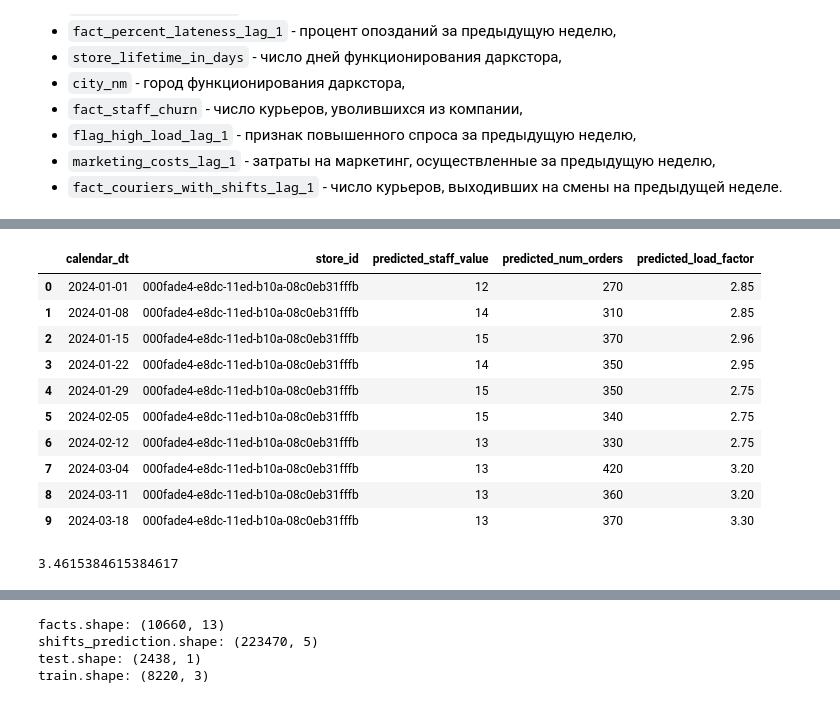
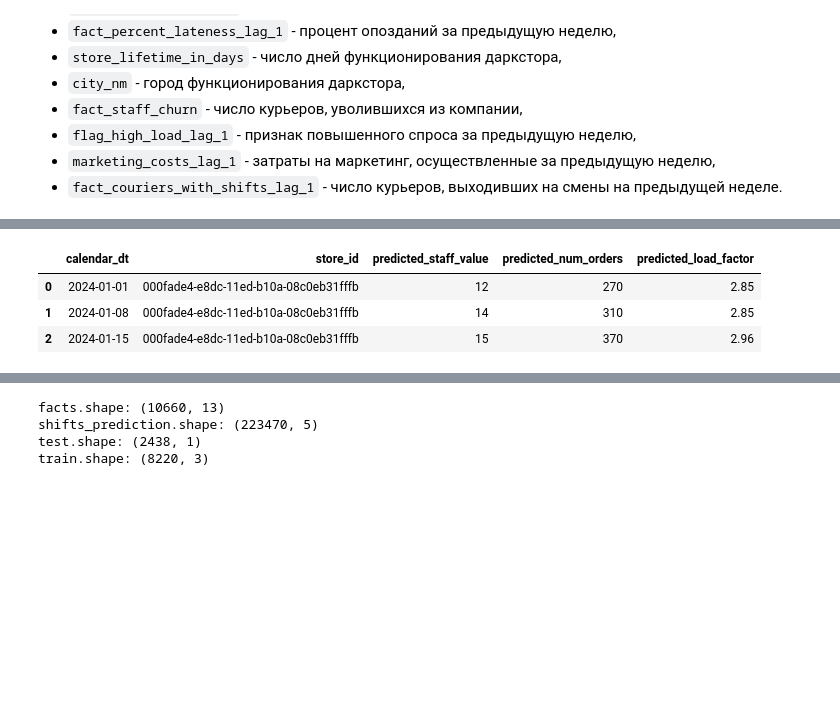
Before and after one commit to Ivan137950/Samokat_kaggle, a Jupyter notebook: samokat.ipynb, the cells around one changed output, grey strips where cells are left out. Cells and saved outputs as stored; diff of their text form; code cells hidden in the pictures; blank space fills up the shorter version.

```diff
--- a/samokat.ipynb
+++ b/samokat.ipynb
@@ -78,18 +71,7 @@ facts.sort_values(
 # %%
-shifts_prediction.head(10)
+shifts_prediction.head(3)
 # %% [output]
 |  | calendar_dt | store_id | predicted_staff_value | predicted_num_orders | predicted_load_factor |
 | 0 | 2024-01-01 | 000fade4-e8dc-11ed-b10a-08c0eb31fffb | 12 | 270 | 2.85 |
 | 1 | 2024-01-08 | 000fade4-e8dc-11ed-b10a-08c0eb31fffb | 14 | 310 | 2.85 |
 | 2 | 2024-01-15 | 000fade4-e8dc-11ed-b10a-08c0eb31fffb | 15 | 370 | 2.96 |
-| 3 | 2024-01-22 | 000fade4-e8dc-11ed-b10a-08c0eb31fffb | 14 | 350 | 2.95 |
-| 4 | 2024-01-29 | 000fade4-e8dc-11ed-b10a-08c0eb31fffb | 15 | 350 | 2.75 |
-| 5 | 2024-02-05 | 000fade4-e8dc-11ed-b10a-08c0eb31fffb | 15 | 340 | 2.75 |
-| 6 | 2024-02-12 | 000fade4-e8dc-11ed-b10a-08c0eb31fffb | 13 | 330 | 2.75 |
-| 7 | 2024-03-04 | 000fade4-e8dc-11ed-b10a-08c0eb31fffb | 13 | 420 | 3.20 |
-| 8 | 2024-03-11 | 000fade4-e8dc-11ed-b10a-08c0eb31fffb | 13 | 360 | 3.20 |
-| 9 | 2024-03-18 | 000fade4-e8dc-11ed-b10a-08c0eb31fffb | 13 | 370 | 3.30 |
-# %%
-print(360 / 13 /  8)
-# %% [output]
-3.4615384615384617
```
Also changed, not shown: parts of 91 cells of this notebook.
